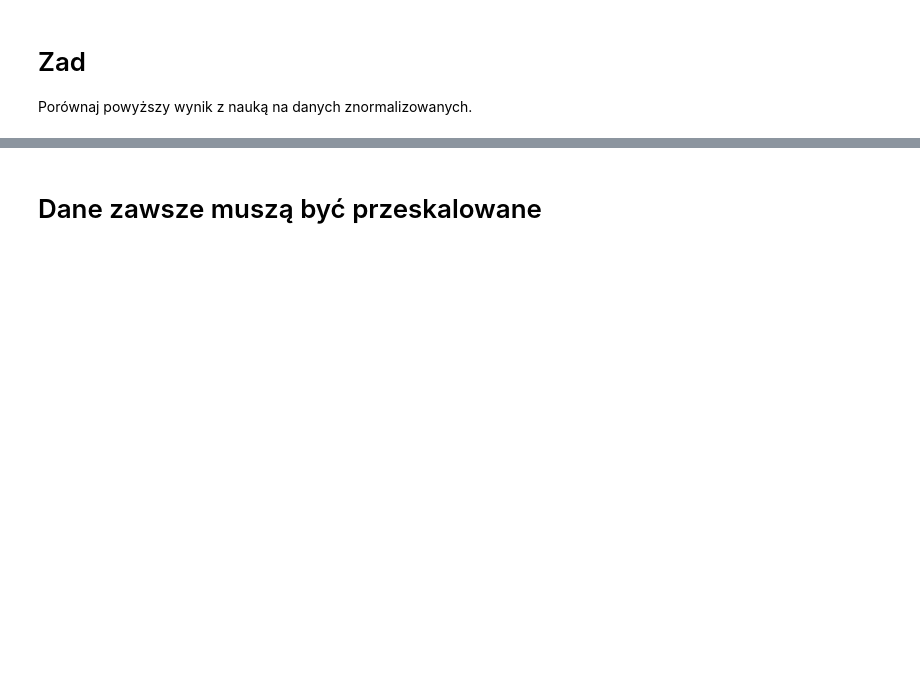
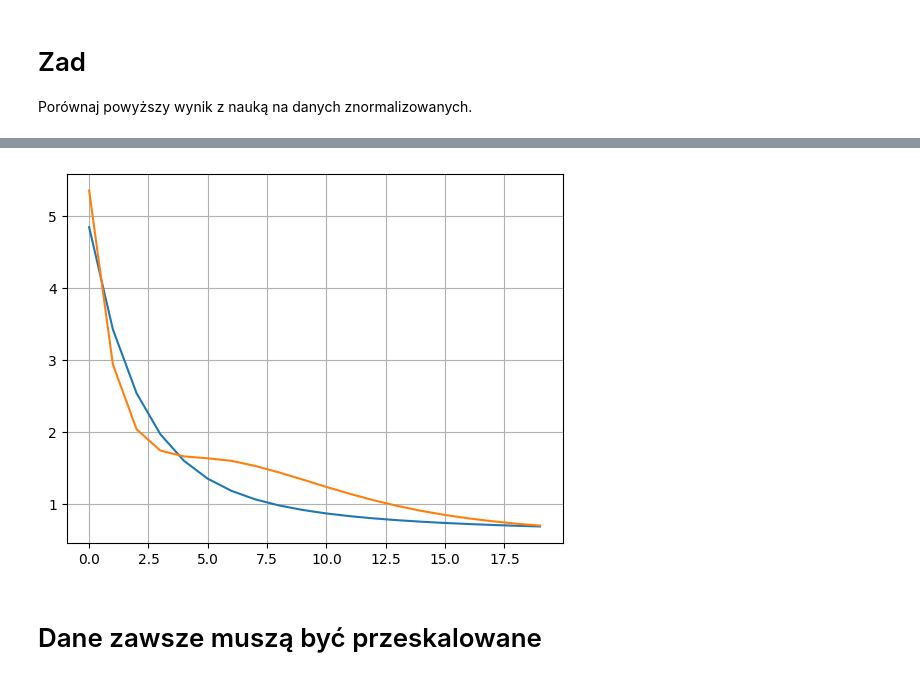
Before and after one commit to KrystianJachna/AI, a Jupyter notebook: cw10/AD_Z10_J_Regression.ipynb, the cells around one changed output, grey strips where cells are left out. Saved outputs shown, nothing was run; the diff lists cells and outputs as text; code cells hidden in the pictures; blank space fills up the shorter version.

```diff
--- a/cw10/AD_Z10_J_Regression.ipynb
+++ b/cw10/AD_Z10_J_Regression.ipynb
@@ -37,3 +54,19 @@ plt.show()
 # Zad
 
 Porównaj powyższy wynik z nauką na danych znormalizowanych.
+# %%
+sc = StandardScaler()
+X_train = sc.fit_transform(X_train)
+X_valid = sc.transform(X_valid)
+X_test = sc.transform(X_test)
+
+model_scaled = keras.models.Sequential([
+    keras.layers.Dense(30, activation="relu", input_shape=X_train.shape[1:]),
+    keras.layers.Dense(1)
+])
+
+model_scaled.compile(loss="mean_squared_error", optimizer=keras.optimizers.SGD(learning_rate=1e-4))
+history_scaled = model_scaled.fit(X_train, y_train, epochs=20, validation_data=(X_valid, y_valid))
+mse_test_scaled = model_scaled.evaluate(X_test, y_test)
+X_new = X_test[:3]
+y_pred_scaled = model_scaled.predict(X_new)
@@ -40,2 +91,8 @@ Porównaj powyższy wynik z nauką na danych znormalizowanych.
+# %%
+plt.plot(pd.DataFrame(history_scaled.history))
+plt.grid(True)
+plt.show()
+# %% [output]
+[figure, added]
 # %% [markdown]
 # Dane zawsze muszą być przeskalowane
```
Also changed, not shown: parts of 5 cells of this notebook.
